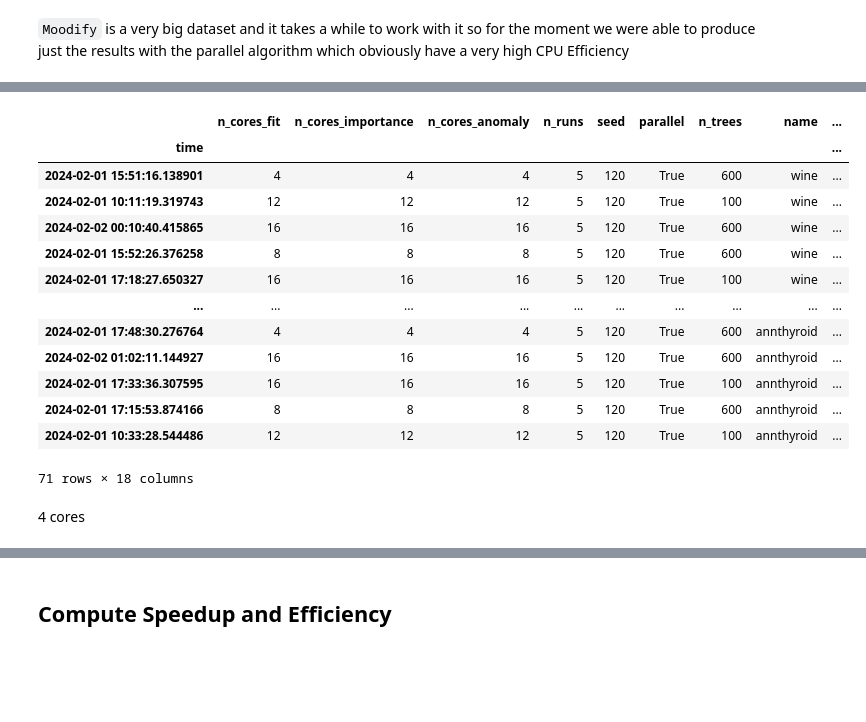
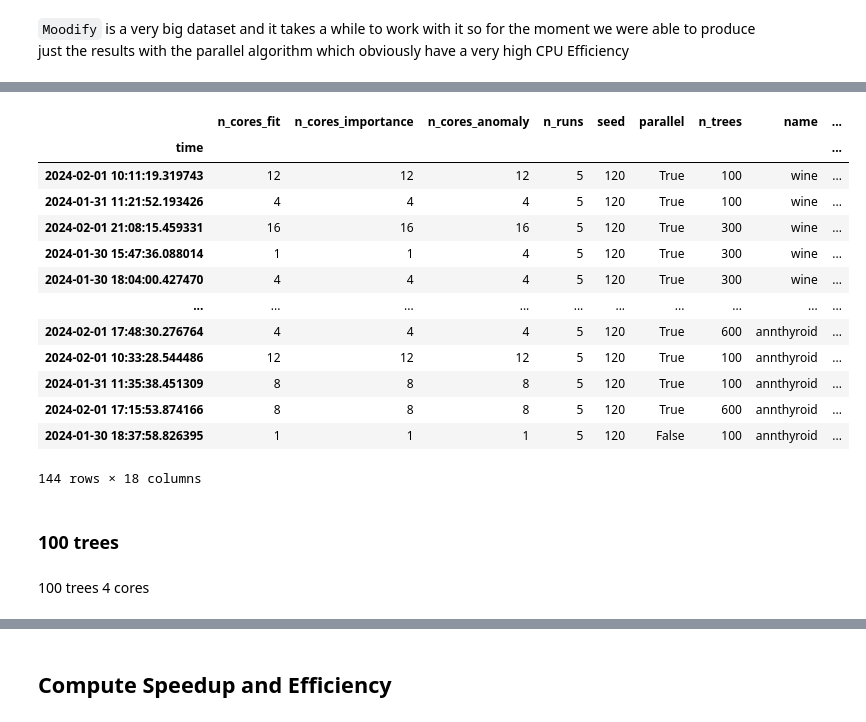
Before and after one commit to francesco-borsatti-unipd/ExIFFI, a Jupyter notebook: notebooks/Test_Parallel.ipynb, the cells around one changed output, grey strips where cells are left out. Drawn from its saved outputs; the diff is of its cells as text; code cells hidden in the pictures; blank space fills up the shorter version.

Commit message:
visualize test results

```diff
--- a/notebooks/Test_Parallel.ipynb
+++ b/notebooks/Test_Parallel.ipynb
@@ -878,34 +887,36 @@ df.sort_values(by='cpu_efficiency',ascending=False)
 # %%
 from append_dir import append_dirname
 append_dirname('ExIFFI')
 
 from capri_code.process_results import load_stats, display_stats, compute_cpu_efficiency
 
 
-results_dirpath = "../../container/job4/results/results_d"
+results_dirpath = "../../container/job4/results"
 
 stats = load_stats(results_dirpath, use_pkl=True)
 
 for i, row in stats.iterrows():
     n_cores = max([row["n_cores_fit"], row["n_cores_importance"], row["n_cores_anomaly"]])
     stats.loc[i, "cpu_efficiency"] = compute_cpu_efficiency(row["real_time"], row["user_time"], n_cores)
 
 display_stats(stats.sort_values(by="name", ascending=False), sort_index=False)
 # %% [output]
 |  | n_cores_fit | n_cores_importance | n_cores_anomaly | n_runs | seed | parallel | n_trees | name | ... |
 | time |  |  |  |  |  |  |  |  | ... |
-| 2024-02-01 15:51:16.138901 | 4 | 4 | 4 | 5 | 120 | True | 600 | wine | ... |
 | 2024-02-01 10:11:19.319743 | 12 | 12 | 12 | 5 | 120 | True | 100 | wine | ... |
-| 2024-02-02 00:10:40.415865 | 16 | 16 | 16 | 5 | 120 | True | 600 | wine | ... |
-| 2024-02-01 15:52:26.376258 | 8 | 8 | 8 | 5 | 120 | True | 600 | wine | ... |
-| 2024-02-01 17:18:27.650327 | 16 | 16 | 16 | 5 | 120 | True | 100 | wine | ... |
+| 2024-01-31 11:21:52.193426 | 4 | 4 | 4 | 5 | 120 | True | 100 | wine | ... |
+| 2024-02-01 21:08:15.459331 | 16 | 16 | 16 | 5 | 120 | True | 300 | wine | ... |
+| 2024-01-30 15:47:36.088014 | 1 | 1 | 4 | 5 | 120 | True | 300 | wine | ... |
+| 2024-01-30 18:04:00.427470 | 4 | 4 | 4 | 5 | 120 | True | 300 | wine | ... |
 | ... | ... | ... | ... | ... | ... | ... | ... | ... | ... |
 | 2024-02-01 17:48:30.276764 | 4 | 4 | 4 | 5 | 120 | True | 600 | annthyroid | ... |
-| 2024-02-02 01:02:11.144927 | 16 | 16 | 16 | 5 | 120 | True | 600 | annthyroid | ... |
-| 2024-02-01 17:33:36.307595 | 16 | 16 | 16 | 5 | 120 | True | 100 | annthyroid | ... |
+| 2024-02-01 10:33:28.544486 | 12 | 12 | 12 | 5 | 120 | True | 100 | annthyroid | ... |
+| 2024-01-31 11:35:38.451309 | 8 | 8 | 8 | 5 | 120 | True | 100 | annthyroid | ... |
 | 2024-02-01 17:15:53.874166 | 8 | 8 | 8 | 5 | 120 | True | 600 | annthyroid | ... |
-| 2024-02-01 10:33:28.544486 | 12 | 12 | 12 | 5 | 120 | True | 100 | annthyroid | ... |
+| 2024-01-30 18:37:58.826395 | 1 | 1 | 1 | 5 | 120 | False | 100 | annthyroid | ... |
-71 rows × 18 columns
+144 rows × 18 columns
-# %% [markdown]
-4 cores
+# %% [markdown]
+### 100 trees
+# %% [markdown]
+100 trees 4 cores
 # %%
```
Also changed, not shown: parts of 31 cells of this notebook.
